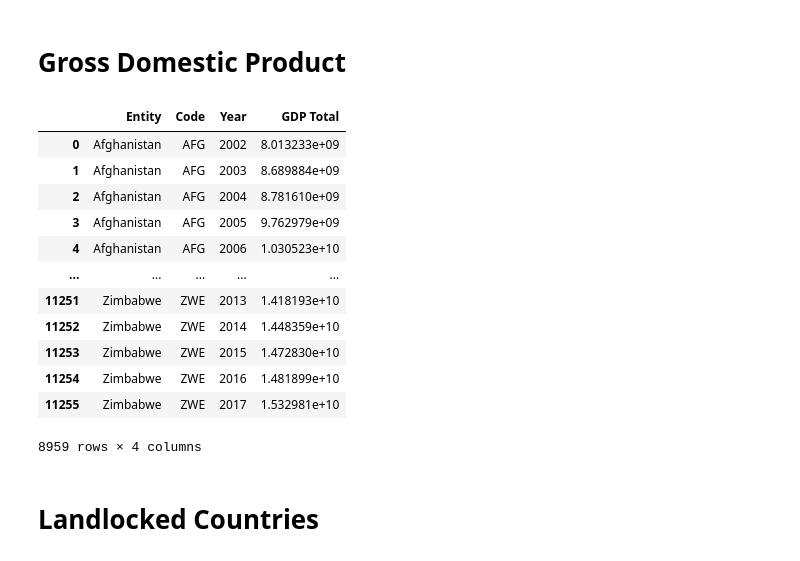
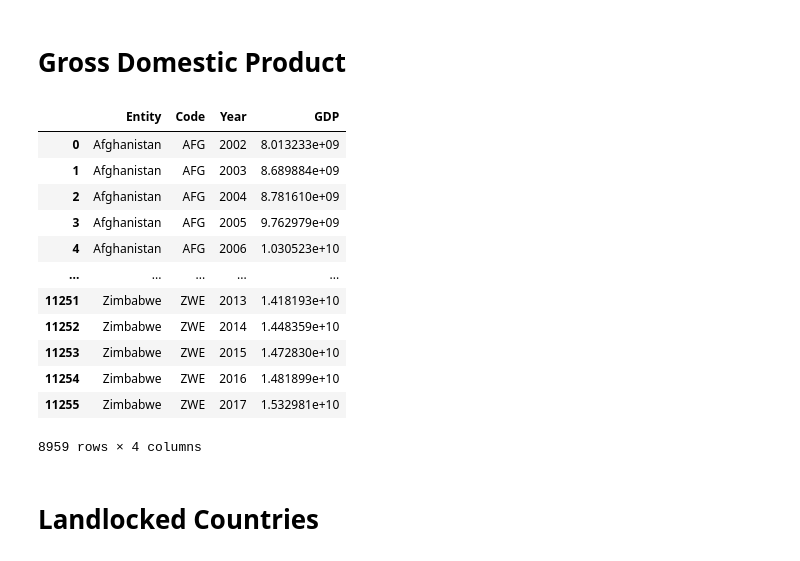
Before and after one commit to leonvanderlee/why_are_countries_wealthy, a Jupyter notebook: code/cleaning.ipynb, the cells around one changed output. Saved outputs shown, nothing was run; the diff lists cells and outputs as text; code cells hidden in the pictures.

```diff
--- a/code/cleaning.ipynb
+++ b/code/cleaning.ipynb
@@ -200,11 +200,11 @@ data = pd.read_csv('../data/gross-domestic-product.csv')
 # %%
 data = data.dropna()
 
-data = data.rename(columns={'GDP (constant 2010 US$) (constant 2010 US$)': 'GDP Total'})
+data = data.rename(columns={'GDP (constant 2010 US$) (constant 2010 US$)': 'GDP'})
 
 data
 # %% [output]
-|  | Entity | Code | Year | GDP Total |
+|  | Entity | Code | Year | GDP |
 | 0 | Afghanistan | AFG | 2002 | 8.013233e+09 |
 | 1 | Afghanistan | AFG | 2003 | 8.689884e+09 |
 | 2 | Afghanistan | AFG | 2004 | 8.781610e+09 |
```
Also changed, not shown: 2 other files.
